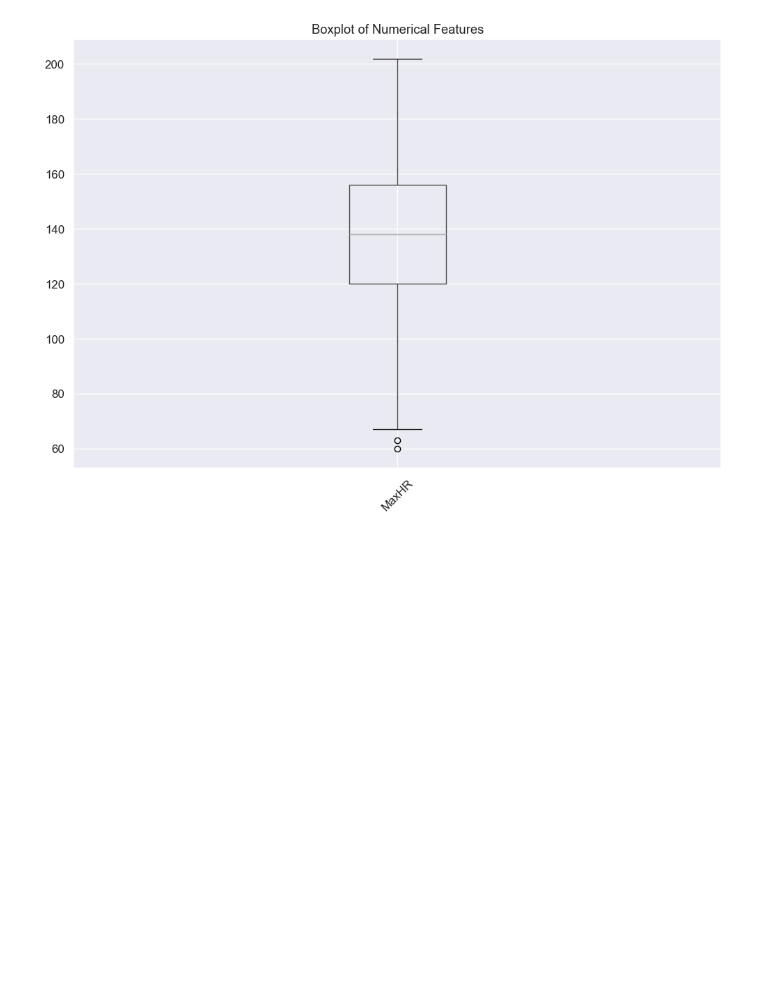
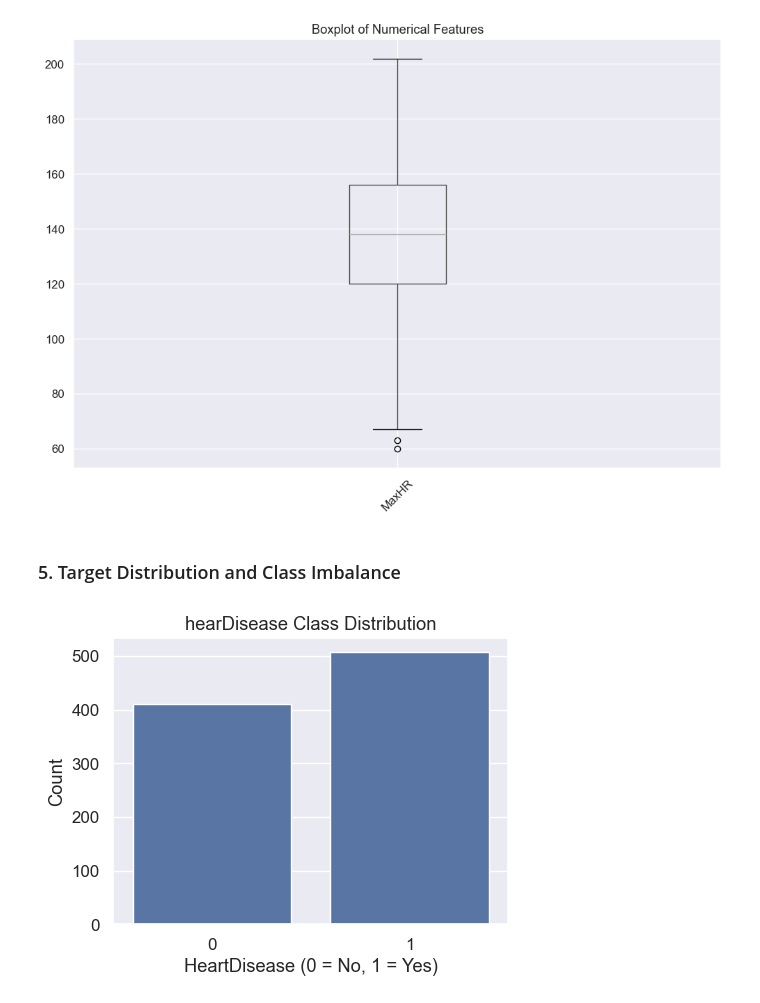
Before and after one commit to flucloxin500/Phitron, a Jupyter notebook: Machine Learning/Week 2/Module 6/6_5_Understanding_Distributions_with_Histograms_and_Boxplots_[Numerical_Features].ipynb, the cells around one changed output. Drawn from its saved outputs; the diff is of its cells as text; code cells hidden in the pictures; blank space fills up the shorter version.

Commit message:
6-5 Understanding Distributions with Histograms and Boxplots [Numerical Features]

```diff
--- a/Machine Learning/Week 2/Module 6/6_5_Understanding_Distributions_with_Histograms_and_Boxplots_[Numerical_Features].ipynb
+++ b/Machine Learning/Week 2/Module 6/6_5_Understanding_Distributions_with_Histograms_and_Boxplots_[Numerical_Features].ipynb
@@ -77,3 +77,16 @@ plt.xticks(rotation=45)
 plt.show()
 # %% [output]
 [figure]
+# %% [markdown]
+### 5. Target Distribution and Class Imbalance
+# %%
+#Target Distribution and Class Imbalance
+plt.figure(figsize=(5,4))
+sns.countplot(x=df[target_col])
+plt.title("hearDisease Class Distribution")
+plt.xlabel("HeartDisease (0 = No, 1 = Yes)")
+plt.ylabel("Count")
+plt.tight_layout()
+plt.show()
+# %% [output]
+[figure, added]
```
